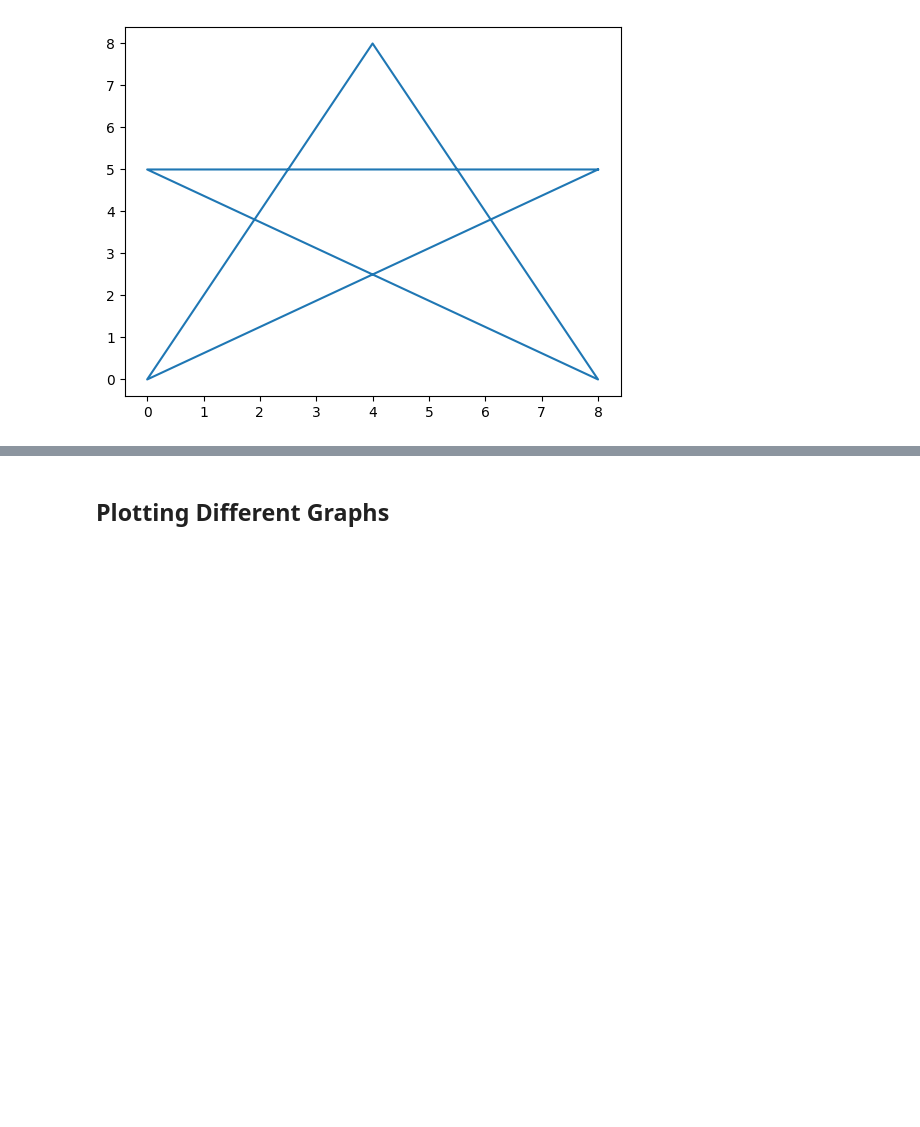
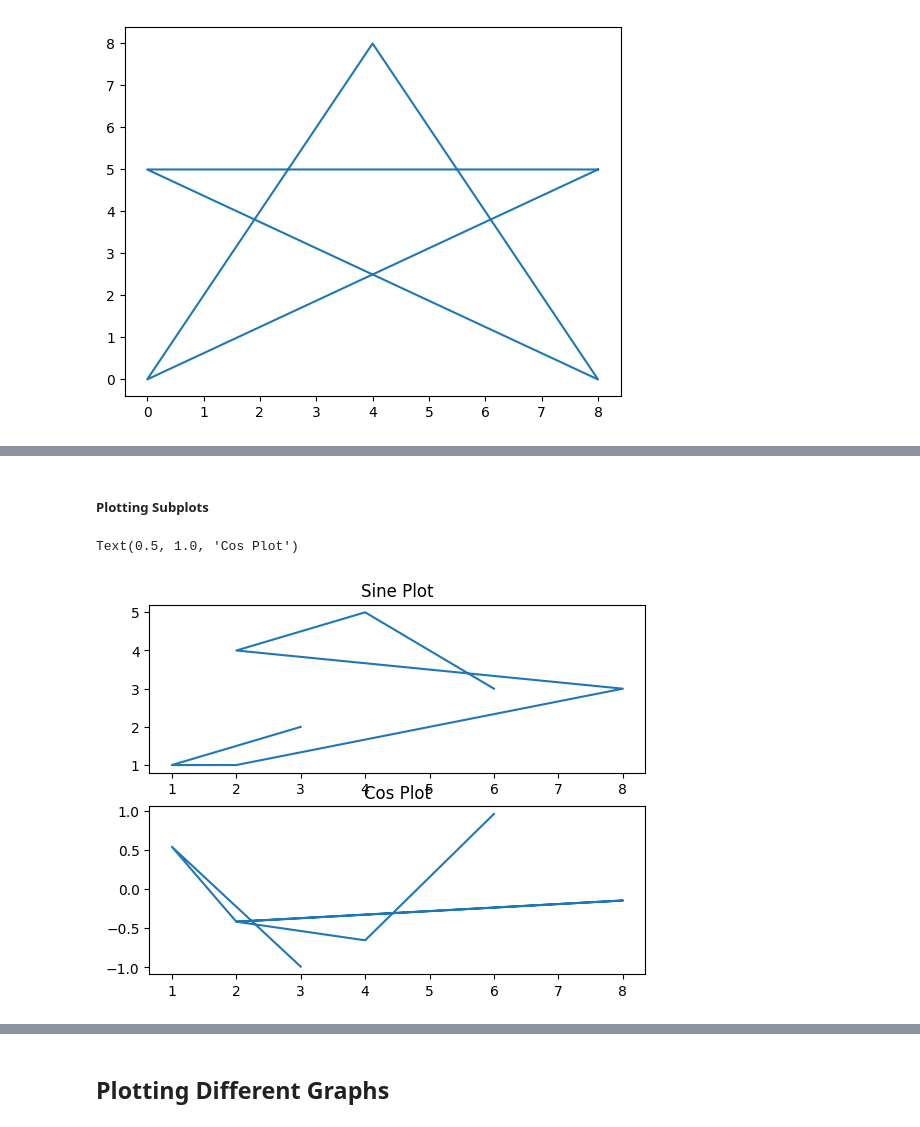
Before and after one commit to shubha-pandey/Learning-Matplotlib, a Jupyter notebook: Matplotlib.ipynb, the cells around one changed output, grey strips where cells are left out. Drawn from its saved outputs; the diff is of its cells as text; code cells hidden in the pictures; blank space fills up the shorter version.

```diff
--- a/Matplotlib.ipynb
+++ b/Matplotlib.ipynb
@@ -40,0 +105,13 @@ plt.plot([8, 0, 4, 8, 0, 8], [5, 0, 8, 0, 5, 5])
+# %% [markdown]
+##### Plotting Subplots
+# %%
+plt.subplot(2, 1, 1)         # (rows, column, plot no)
+plt.plot(x, y)
+plt.title("Sine Plot")
+
+plt.subplot(2, 1, 2)
+plt.plot(x, yy)
+plt.title("Cos Plot")
+# %% [output]
+Text(0.5, 1.0, 'Cos Plot')
+[figure, added]
```
Also changed, not shown: parts of 16 cells of this notebook.
